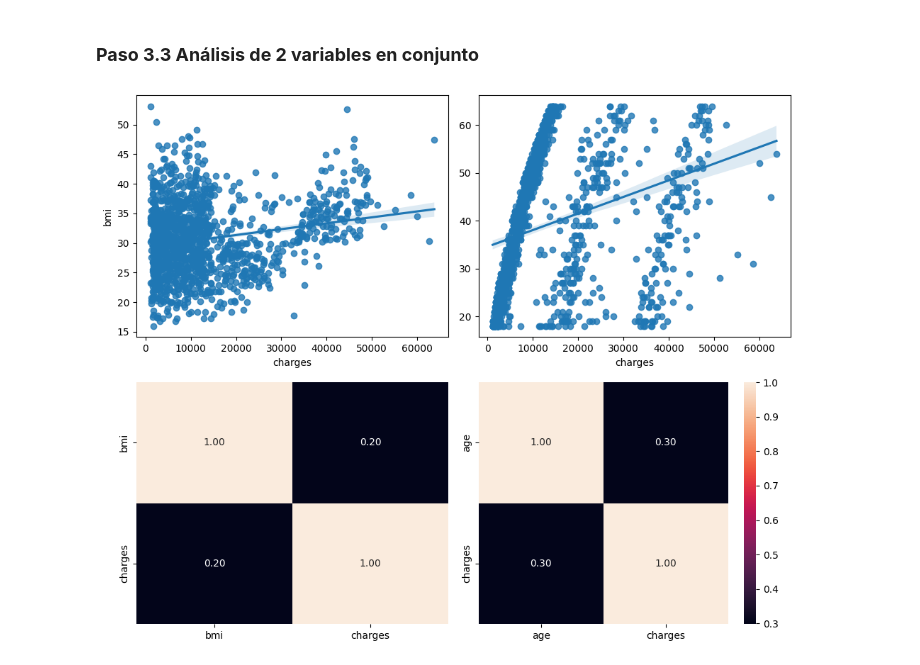
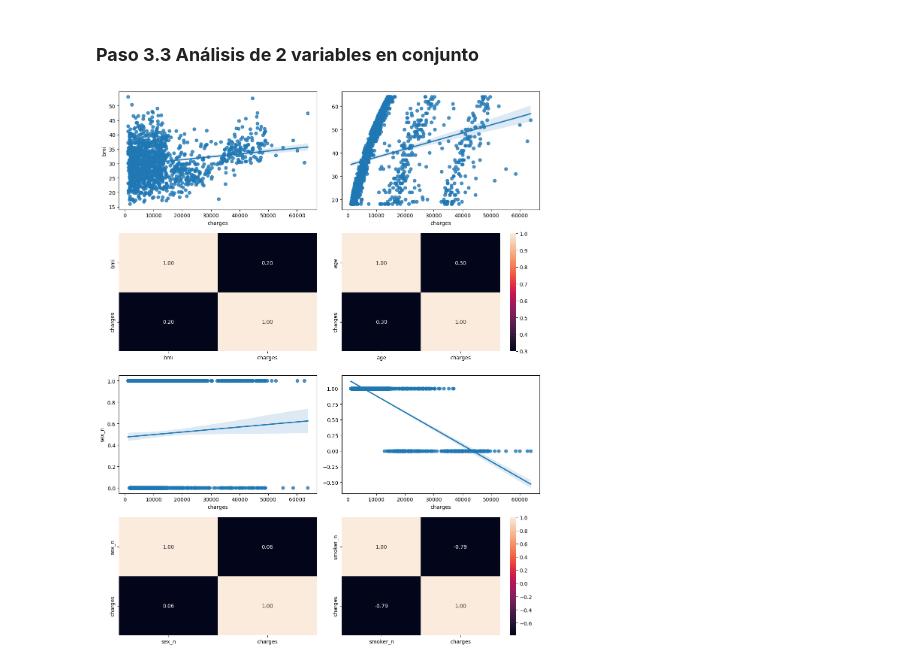
Before and after one commit to 4GeeksAcademy/machine-learning-python-template-ds-13-david-linear-regression, a Jupyter notebook: src/explore.ipynb, the cells around one changed output. Cells and saved outputs as stored; diff of their text form; code cells hidden in the pictures.

```diff
--- a/src/explore.ipynb
+++ b/src/explore.ipynb
@@ -202,20 +209,29 @@ plt.show()
 # %% [markdown]
 ### **Paso 3.3 Análisis de 2 variables en conjunto**
 # %%
+#Factorizamos las variables numéricas que nos interesa mostrar:
+data_med['sex_n'] = pd.factorize(data_med['sex'])[0]
+data_med['smoker_n'] = pd.factorize(data_med['smoker'])[0]
+
+
 # Creamos la figura para los diagramas
-fig, axis = plt.subplots(2, 2, figsize = (10, 8))
+fig, axis = plt.subplots(4, 2, figsize = (12, 15))
 
 # Crear un diagrama de dispersión múltiple
 sns.regplot(ax = axis[0, 0], data = data_med, x = "charges", y = "bmi")
-sns.heatmap(data_bank[["bmi", "charges"]].corr(), annot = True, fmt = ".2f", ax = axis[1, 0], cbar = False)
+sns.heatmap(data_med[["bmi", "charges"]].corr(), annot = True, fmt = ".2f", ax = axis[1, 0], cbar = False)
 sns.regplot(ax = axis[0, 1], data = data_med, x = "charges", y = "age").set(ylabel=None)
-sns.heatmap(data_bank[["age", "charges"]].corr(), annot = True, fmt = ".2f", ax = axis[1, 1])
+sns.heatmap(data_med[["age", "charges"]].corr(), annot = True, fmt = ".2f", ax = axis[1, 1])
 
+sns.regplot(ax = axis[2, 0], data = data_med, x = "charges", y = "sex_n")
+sns.heatmap(data_med[["sex_n", "charges"]].corr(), annot = True, fmt = ".2f", ax = axis[3, 0], cbar = False)
+sns.regplot(ax = axis[2, 1], data = data_med, x = "charges", y = "smoker_n").set(ylabel=None)
+sns.heatmap(data_med[["smoker_n", "charges"]].corr(), annot = True, fmt = ".2f", ax = axis[3, 1])
 
 # Ajustar el layout
 plt.tight_layout()
 
 # Mostrar el plot
 plt.show()
 # %% [output]
-[figure, old version]
+[figure, new version]
```
Also changed, not shown: parts of 8 cells of this notebook.
